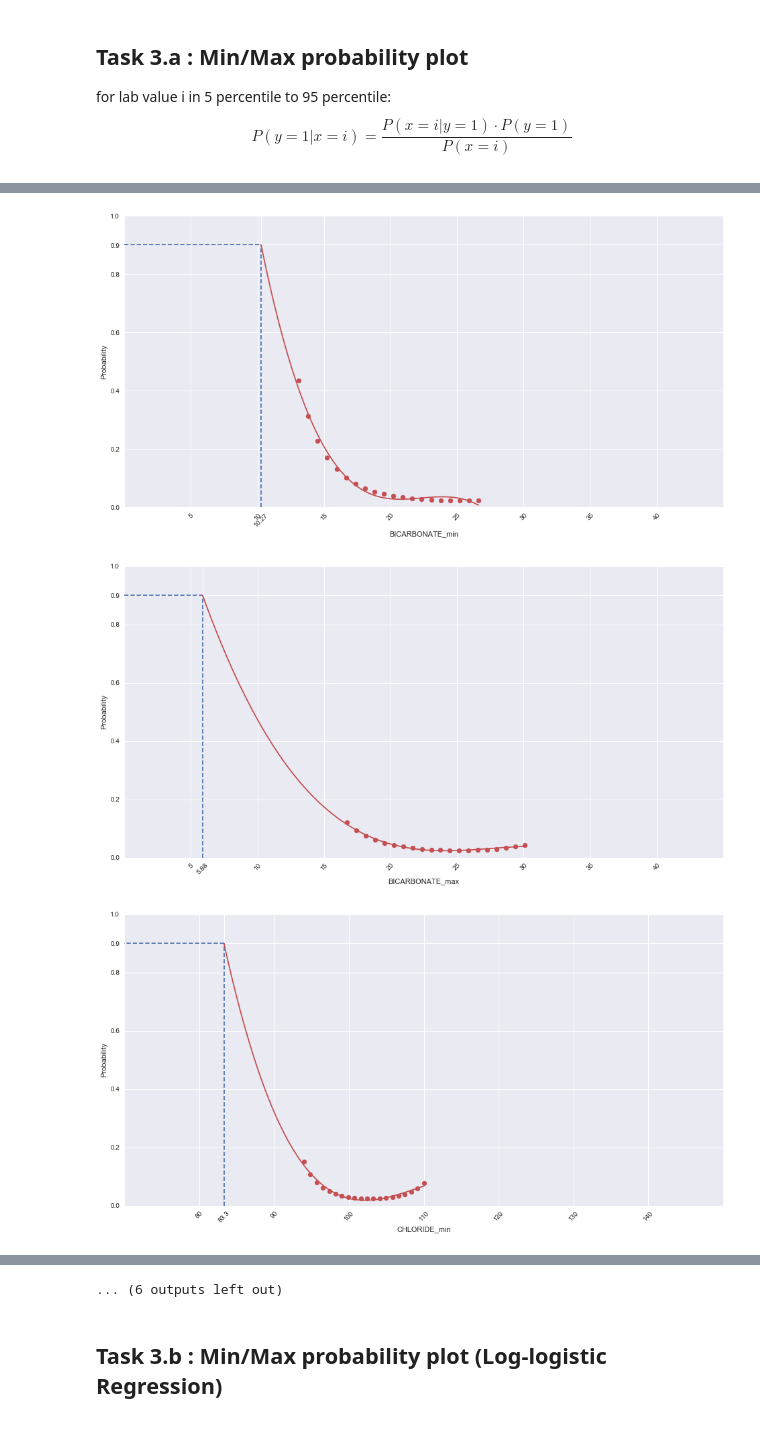
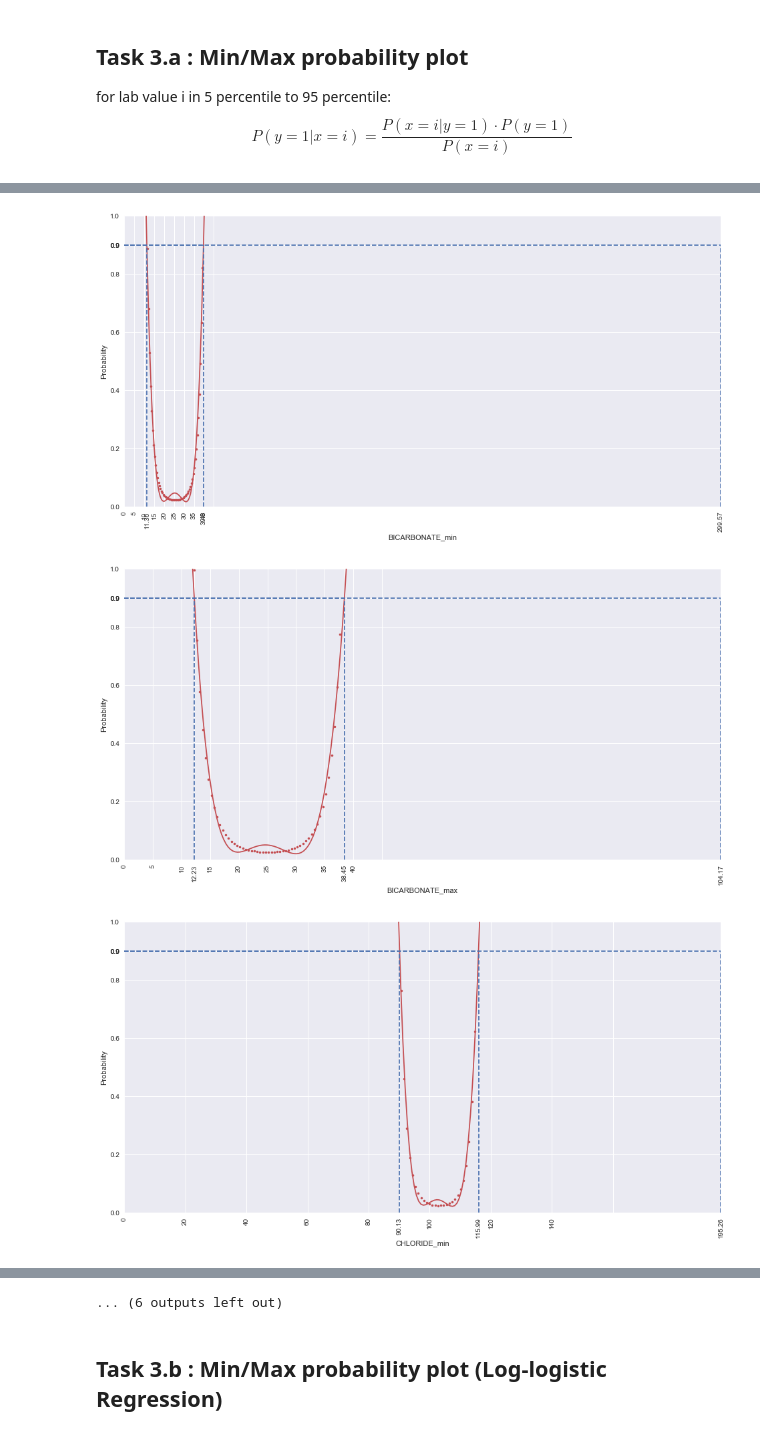
Before and after one commit to DuHao10086/ICPLM2017, a Jupyter notebook: Experiment.ipynb, the cells around one changed output, grey strips where cells are left out. Saved outputs shown, nothing was run; the diff lists cells and outputs as text; code cells hidden in the pictures.

```diff
--- a/Experiment.ipynb
+++ b/Experiment.ipynb
@@ -277,7 +277,7 @@ $$
 $$
 # %%
 for lab in lab_minmax:
-    tenth, nintieth = np.percentile(data[lab].dropna(), [5, 95])
+    #tenth, nintieth = np.percentile(data[lab].dropna(), [5, 95])
     _max, _min = np.max(data[lab]), np.min(data[lab])
     fig, ax = plt.subplots()
 
@@ -290,7 +290,7 @@ for lab in lab_minmax:
     y = _group['included'].agg('max').astype(int).as_matrix()
 
     #bins = np.arange(tenth, nintieth)
-    bins = np.linspace(tenth, nintieth, 20)
+    bins = np.linspace(_min, _max, 80)
     _x = []
     _y = []
 
@@ -316,54 +316,49 @@ for lab in lab_minmax:
         #print(X_pos_norm.pdf(i))
         #print(x_norm.pdf(i))
         #print(_p)
-        if _p < 1 and _p > 0:
+        if _p < 1.0 and _p > 0:
             _x.append(i)
             _y.append(_p)
-    ax.scatter(x=_x, y=_y, c='r')
-    #print(_x)
-    #print(_y)
-    #_x, _y = pd.Series(_x[:], name=""), pd.Series(_y[:], name="")
-    #ax = sns.regplot(x=_x, y=_y,
-    #                  scatter_kws={"s": 50},
-    #                  color='r',
-    #                  order=3, ci=None, truncate=False)
-    #print(ax.lines[0].get_ydata())
-    #p = np.poly1d(np.polyfit(x=_x, y=_y, deg=3))
-    #ax.plot(p)
-    #print(_x)
-    #print(_y)
-    p = P.fit(_x, _y, 3)
+    ax.scatter(x=_x, y=_y, c='r', s=2)
+
+    p = P.fit(_x, _y, 5)
     roots = (p-.9).roots()
-    for i in roots:
-        if i.imag == 0: x_plot = i.real
-    plt.plot((0, x_plot), (.9, .9), 'b-', linestyle='--')
-    plt.plot((x_plot, x_plot), (0, .9), 'b-', linestyle='--')
-    xp = np.linspace(min(tenth, x_plot), max(nintieth, x_plot), 100)
-    #xp = np.linspace(_min, _max, 80)
-    #print(_x)
+    x_plots = [i.real for i in roots if i.imag == 0]
+    #if lab[:6]=='SODIUM':
+    #    x_plots = x_plots[:2]
+    #if len(x_plots) > 2:
+    #    x_plots = [i for i in x_plots if i < nintieth]
+    xp = np.linspace(_min, _max, 100)
 
     plt.plot(_x, _y, '.', xp, p(xp), '-', color='r')
     plt.ylim(0, 1)
-    ax.set_xbound(lower=_min, upper=_max)
-    #ax.set_ylim(1.0)
-    ax.set_xlabel(lab)
-    ax.set_ylabel("Probability")
+    plt.xlim(0)
 
     plt.draw()
     labels = [ i.get_text() for i in ax.get_xticklabels()]
     locs=list(ax.get_xticks())
     ylabels = [ i.get_text() for i in ax.get_yticklabels()]
     ylocs=list(ax.get_yticks())
-    if lab[:6]=='SODIUM':
-        x_plot = int(x_plot)
-    else:
-        x_plot = round(x_plot, 2)
-    labels.append(x_plot)
-    locs.append(x_plot)
-    ylabels.append(0.9)
-    ylocs.append(0.9)
-    ax.set_xticklabels(labels, rotation=45)
+
+    for x_plot in x_plots:
+        if lab[:6]=='SODIUM':
+            x_plot = int(x_plot)
+        else:
+            x_plot = round(x_plot, 2)
+        labels.append(x_plot)
+        locs.append(x_plot)
+        ylabels.append(0.9)
+        ylocs.append(0.9)
+        plt.plot((0, x_plot), (.9, .9), 'b-', linestyle='--')
+        plt.plot((x_plot, x_plot), (0, .9), 'b-', linestyle='--')
+    ax.set_xticklabels(labels, rotation=90)
     ax.set_xticks(locs)
     ax.set_yticklabels(ylabels)
     ax.set_yticks(ylocs)
+
+
+    #ax.set_xbound(lower=_min, upper=_max)
+    #ax.set_ylim(1.0)
+    ax.set_xlabel(lab)
+    ax.set_ylabel("Probability")
 # %% [output]
@@ -372,3 +367,3 @@ for lab in lab_minmax:
-[figure, old version]
+[figure, new version]
-[figure, old version]
+[figure, new version]
-[figure, old version]
+[figure, new version]
```
Also changed, not shown: parts of 1 cell of this notebook.
